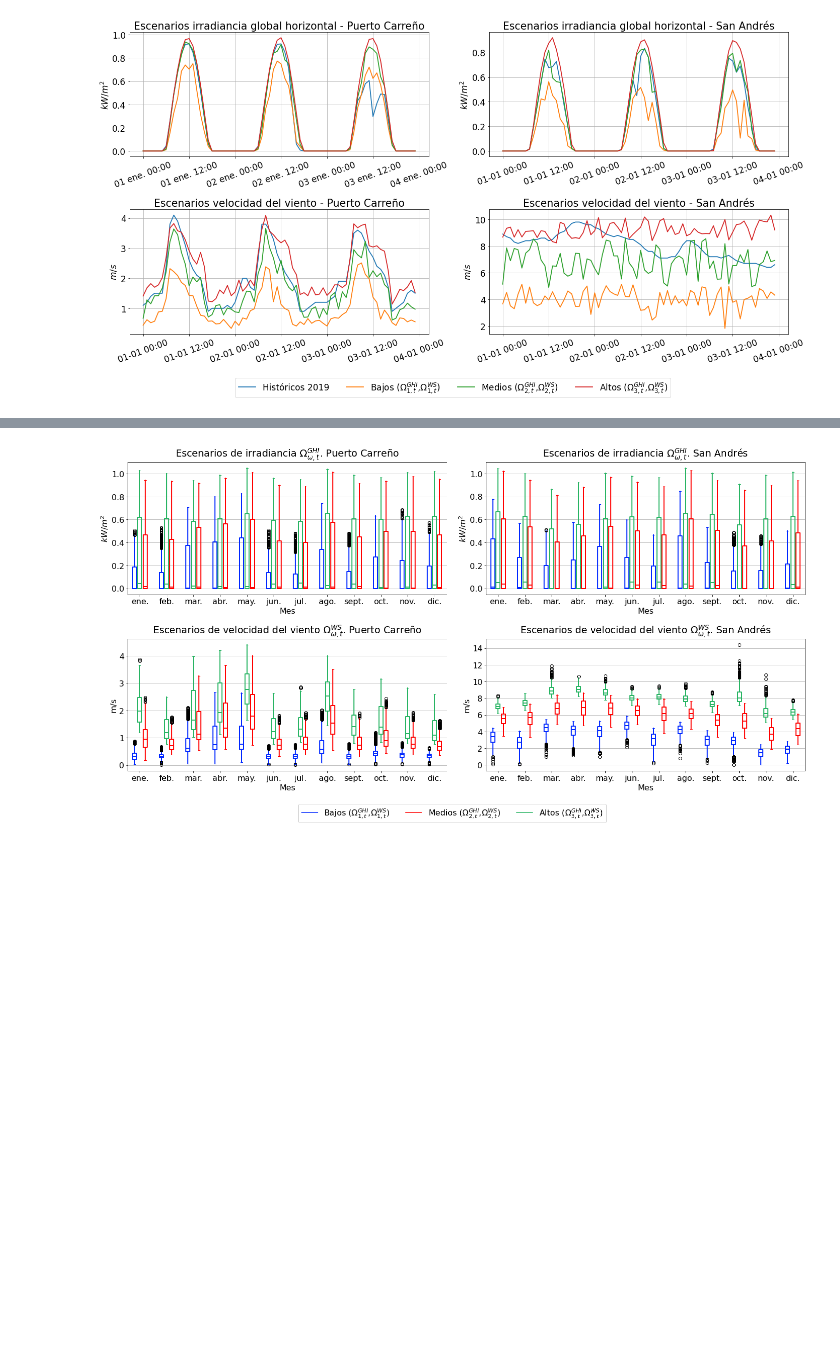
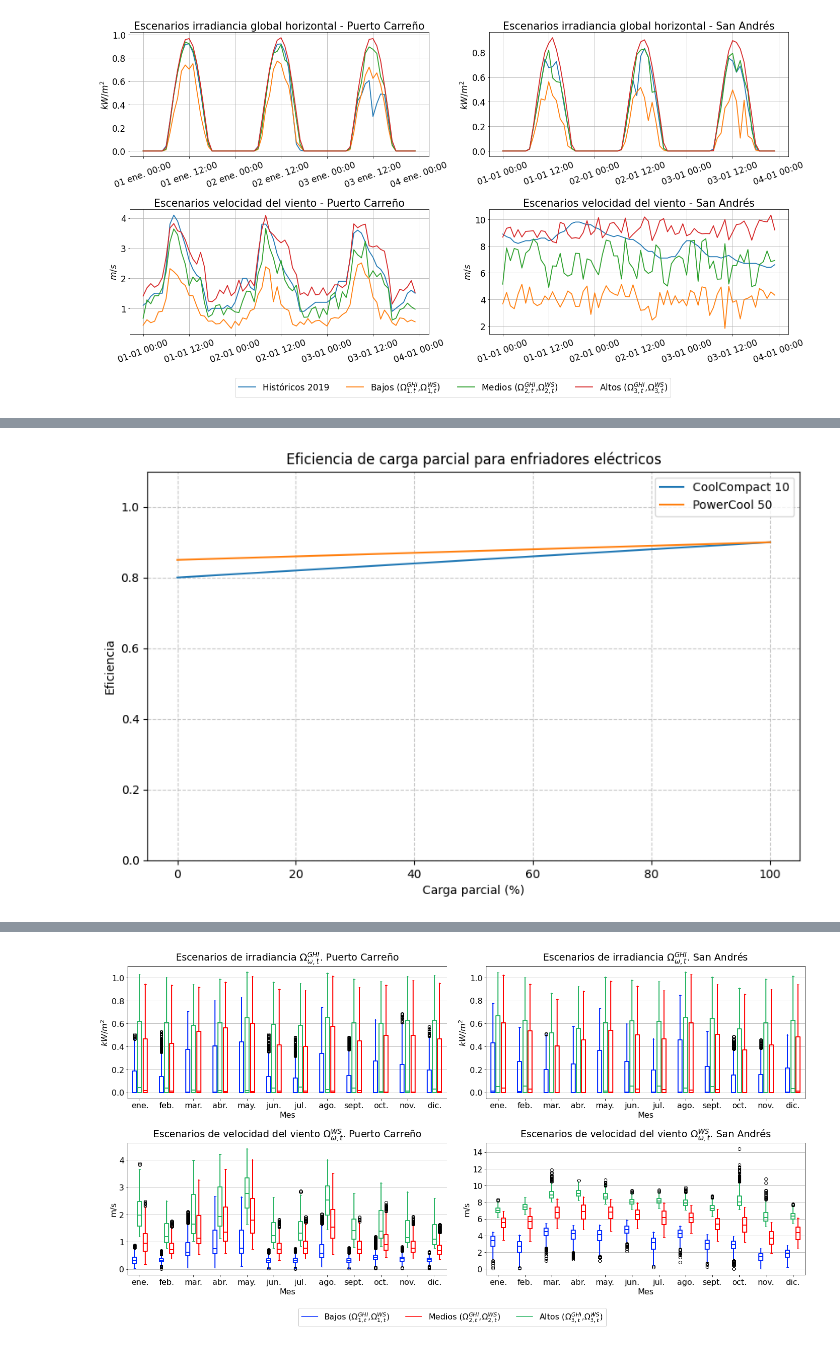
Before and after one commit to nmerchanr/Tesis_Maestria, a Jupyter notebook: Graficas.ipynb, the cells around one changed output, grey strips where cells are left out. Cells and saved outputs as stored; diff of their text form; code cells hidden in the pictures; blank space fills up the shorter version.

```diff
--- a/Graficas.ipynb
+++ b/Graficas.ipynb
@@ -448,0 +460,35 @@ plt.show()
+# %%
+import numpy as np
+import matplotlib.pyplot as plt
+
+# Parámetros de eficiencia de carga parcial para ambas tecnologías
+technologies = {
+    "CoolCompact 10": {"y_n": 0.8, "lambd_n": 0.1},
+    "PowerCool 50": {"y_n": 0.85, "lambd_n": 0.05}
+}
+
+# Rango de carga parcial (0% a 100%)
+partial_load = np.linspace(0, 1, 100)
+
+# Cálculo de la eficiencia para cada tecnología
+efficiency_data = {}
+for name, params in technologies.items():
+    y_n = params["y_n"]
+    lambd_n = params["lambd_n"]
+    efficiency_data[name] = y_n + lambd_n * partial_load
+
+# Gráfica de las eficiencias
+plt.figure(figsize=(10, 6))
+for name, efficiency in efficiency_data.items():
+    plt.plot(partial_load * 100, efficiency, label=name)
+
+# Configuración de la gráfica
+plt.title("Eficiencia de carga parcial para enfriadores eléctricos")
+plt.xlabel("Carga parcial (%)")
+plt.ylabel("Eficiencia")
+plt.ylim(0, 1.1)
+plt.grid(True, linestyle="--", alpha=0.7)
+plt.legend()
+plt.show()
+# %% [output]
+[figure, added]
```
Also changed, not shown: parts of 4 cells of this notebook, 26 other files.
